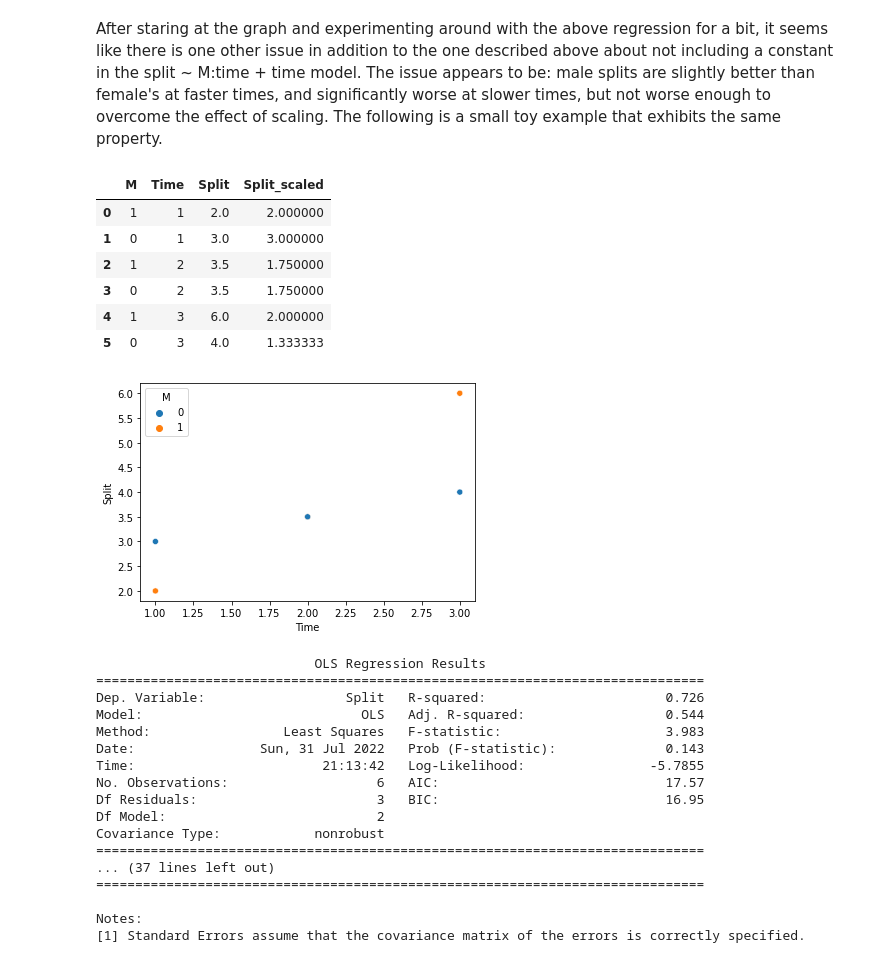
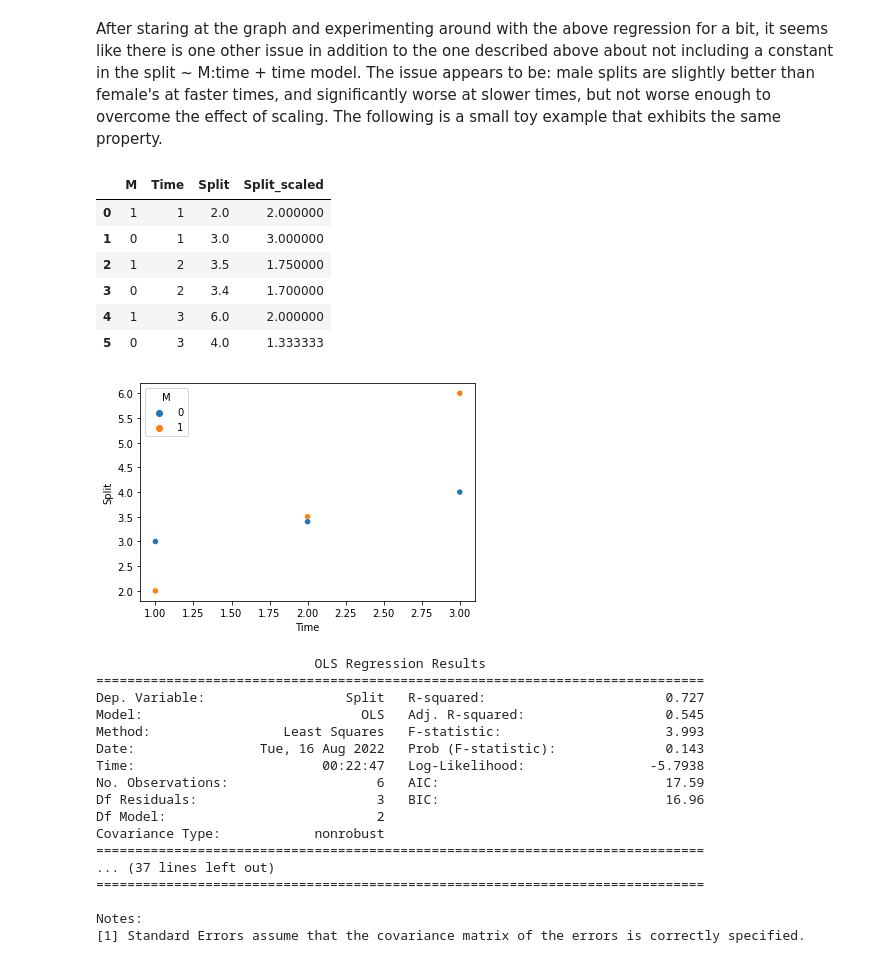
Before and after one commit to alex-bearden/race_results, a Jupyter notebook: race_results_visualization.ipynb, the cells around one changed output. Cells and saved outputs as stored; diff of their text form; code cells hidden in the pictures.

```diff
--- a/race_results_visualization.ipynb
+++ b/race_results_visualization.ipynb
@@ -1180,22 +1237,22 @@ Notes:
 # %% [markdown]
 After staring at the graph and experimenting around with the above regression for a bit, it seems like there is one other issue in addition to the one described above about not including a constant in the split ~ M:time + time model. The issue appears to be: male splits are slightly better than female's at faster times, and significantly worse at slower times, but not worse enough to overcome the effect of scaling. The following is a small toy example that exhibits the same property.
 # %%
-toy_df = pd.DataFrame([[1, 1, 2], [0, 1, 3], [1, 2, 3.5], [0, 2, 3.5], [1, 3, 6], [0, 3, 4]],
+toy_df = pd.DataFrame([[1, 1, 2], [0, 1, 3], [1, 2, 3.5], [0, 2, 3.4], [1, 3, 6], [0, 3, 4]],
                      columns = ['M', 'Time', 'Split'])
 
 toy_df['Split_scaled'] = toy_df['Split'] / toy_df['Time']
 
 sns.scatterplot(data=toy_df, x='Time', y='Split', hue='M');
 toy_df
 # %% [output]
 |  | M | Time | Split | Split_scaled |
 | 0 | 1 | 1 | 2.0 | 2.000000 |
 | 1 | 0 | 1 | 3.0 | 3.000000 |
 | 2 | 1 | 2 | 3.5 | 1.750000 |
-| 3 | 0 | 2 | 3.5 | 1.750000 |
+| 3 | 0 | 2 | 3.4 | 1.700000 |
 | 4 | 1 | 3 | 6.0 | 2.000000 |
 | 5 | 0 | 3 | 4.0 | 1.333333 |
-[figure, old version]
+[figure, new version]
 # %%
 results_control = smf.ols(formula='Split ~ M + Time', data=toy_df).fit()
 results_scaled = smf.ols(formula='Split_scaled ~ M', data=toy_df).fit()
@@ -1205,13 +1262,13 @@ print(results_control.summary(), '\n\n\n',
 # %% [output]
                             OLS Regression Results
 ==============================================================================
-Dep. Variable:                  Split   R-squared:                       0.726
-Model:                            OLS   Adj. R-squared:                  0.544
-Method:                 Least Squares   F-statistic:                     3.983
-Date:                Sun, 31 Jul 2022   Prob (F-statistic):              0.143
-Time:                        21:13:42   Log-Likelihood:                -5.7855
-No. Observations:                   6   AIC:                             17.57
-Df Residuals:                       3   BIC:                             16.95
+Dep. Variable:                  Split   R-squared:                       0.727
+Model:                            OLS   Adj. R-squared:                  0.545
+Method:                 Least Squares   F-statistic:                     3.993
+Date:                Tue, 16 Aug 2022   Prob (F-statistic):              0.143
+Time:                        00:22:47   Log-Likelihood:                -5.7938
+No. Observations:                   6   AIC:                             17.59
+Df Residuals:                       3   BIC:                             16.96
 Df Model:                           2
 Covariance Type:            nonrobust
 ==============================================================================
```
Also changed, not shown: parts of 18 cells of this notebook.
